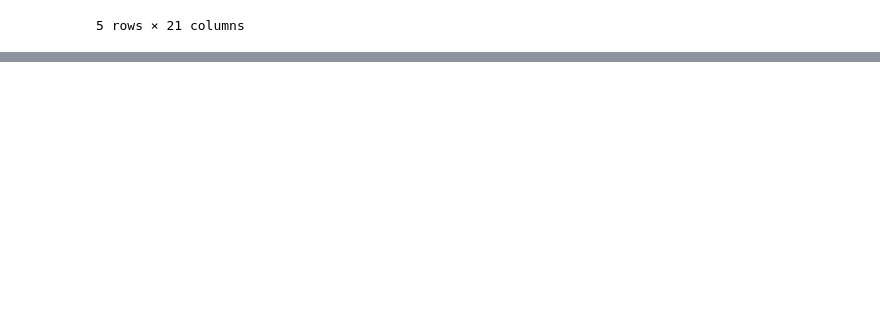
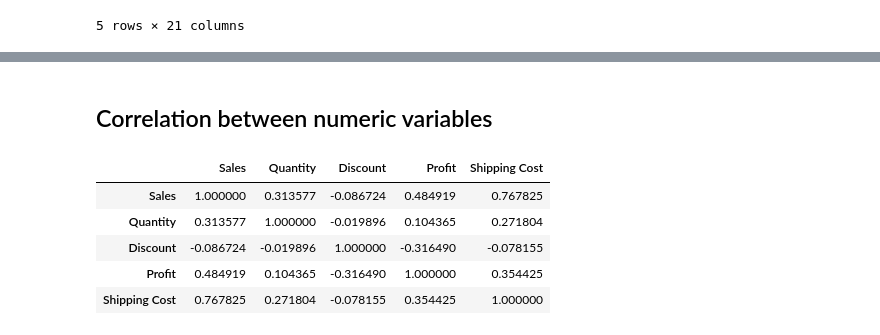
Before and after one commit to albertevieites/superstore, a Jupyter notebook: notebooks/02_eda.ipynb, the cells around one changed output, grey strips where cells are left out. Cells and saved outputs as stored; diff of their text form; code cells hidden in the pictures; blank space fills up the shorter version.

```diff
--- a/notebooks/02_eda.ipynb
+++ b/notebooks/02_eda.ipynb
@@ -37,0 +72,3 @@ memory usage: 8.2+ MB
+# %%
+# Change Discount value type to float16
+df['Discount'] = df['Discount'].astype('float64')
@@ -37,0 +101,2 @@ memory usage: 8.2+ MB
+# %% [markdown]
+## Correlation between numeric variables
@@ -37,0 +105,10 @@ memory usage: 8.2+ MB
+# %%
+correlation_matrix = df_numeric.corr()
+correlation_matrix
+# %% [output]
+|  | Sales | Quantity | Discount | Profit | Shipping Cost |
+| Sales | 1.000000 | 0.313577 | -0.086724 | 0.484919 | 0.767825 |
+| Quantity | 0.313577 | 1.000000 | -0.019896 | 0.104365 | 0.271804 |
+| Discount | -0.086724 | -0.019896 | 1.000000 | -0.316490 | -0.078155 |
+| Profit | 0.484919 | 0.104365 | -0.316490 | 1.000000 | 0.354425 |
+| Shipping Cost | 0.767825 | 0.271804 | -0.078155 | 0.354425 | 1.000000 |
```
Also changed, not shown: parts of 14 cells of this notebook, 1 other file.
